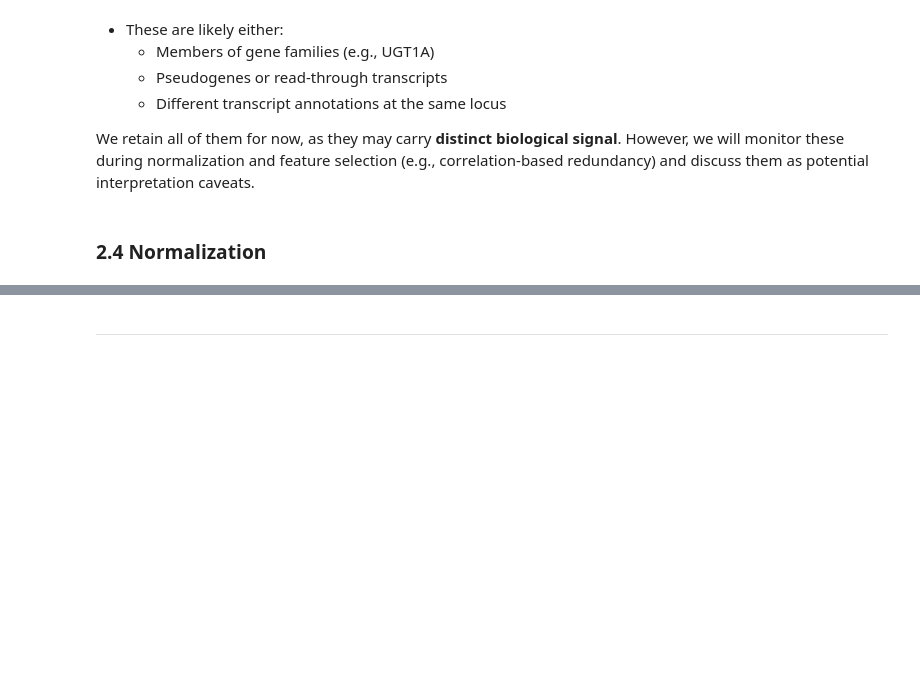
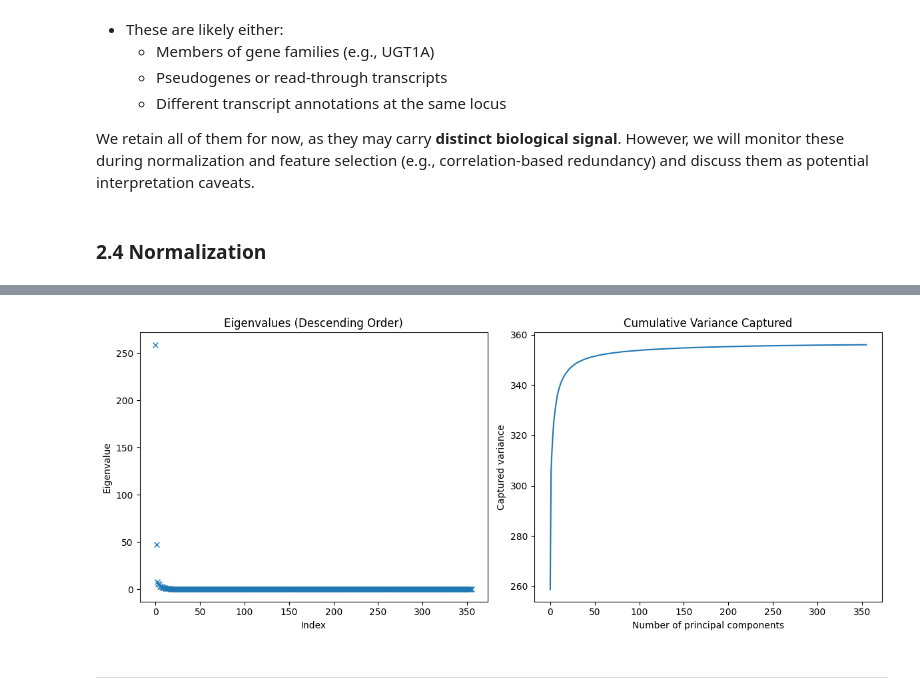
Before and after one commit to katiarusso/breast-cancer-ml-classification, a Jupyter notebook: Notebooks/Main.ipynb, the cells around one changed output, grey strips where cells are left out. Saved outputs shown, nothing was run; the diff lists cells and outputs as text; code cells hidden in the pictures; blank space fills up the shorter version.

```diff
--- a/Notebooks/Main.ipynb
+++ b/Notebooks/Main.ipynb
@@ -794,3 +961,31 @@ MTCO3P12                                          -0.635653
+# %%
+# Use your PCA function once with full decomposition
+pca_result_full = pca(dfs_mcf_f1.to_numpy(), num_components=dfs_mcf_f1.shape[1], standardize=True)
+
+# Extract sorted eigenvalues
+eigenvalues_sorted = pca_result_full["eigenvalues"]
+
+# (a) Scree plot: eigenvalues in descending order
+plt.figure(figsize=(12, 5))
+
+plt.subplot(1, 2, 1)
+plt.plot(eigenvalues_sorted, 'x')
+plt.xlabel("Index")
+plt.ylabel("Eigenvalue")
+plt.title("Eigenvalues (Descending Order)")
+
+# (b) Cumulative captured variance
+cumulative_variance = np.cumsum(eigenvalues_sorted)
+plt.subplot(1, 2, 2)
+plt.plot(cumulative_variance)
+plt.xlabel("Number of principal components")
+plt.ylabel("Captured variance")
+plt.title("Cumulative Variance Captured")
+
+plt.tight_layout()
+plt.show()
+# %% [output]
+[figure, added]
 # %% [markdown]
 -------
 # %% [markdown]
```
Also changed, not shown: parts of 25 cells of this notebook.
